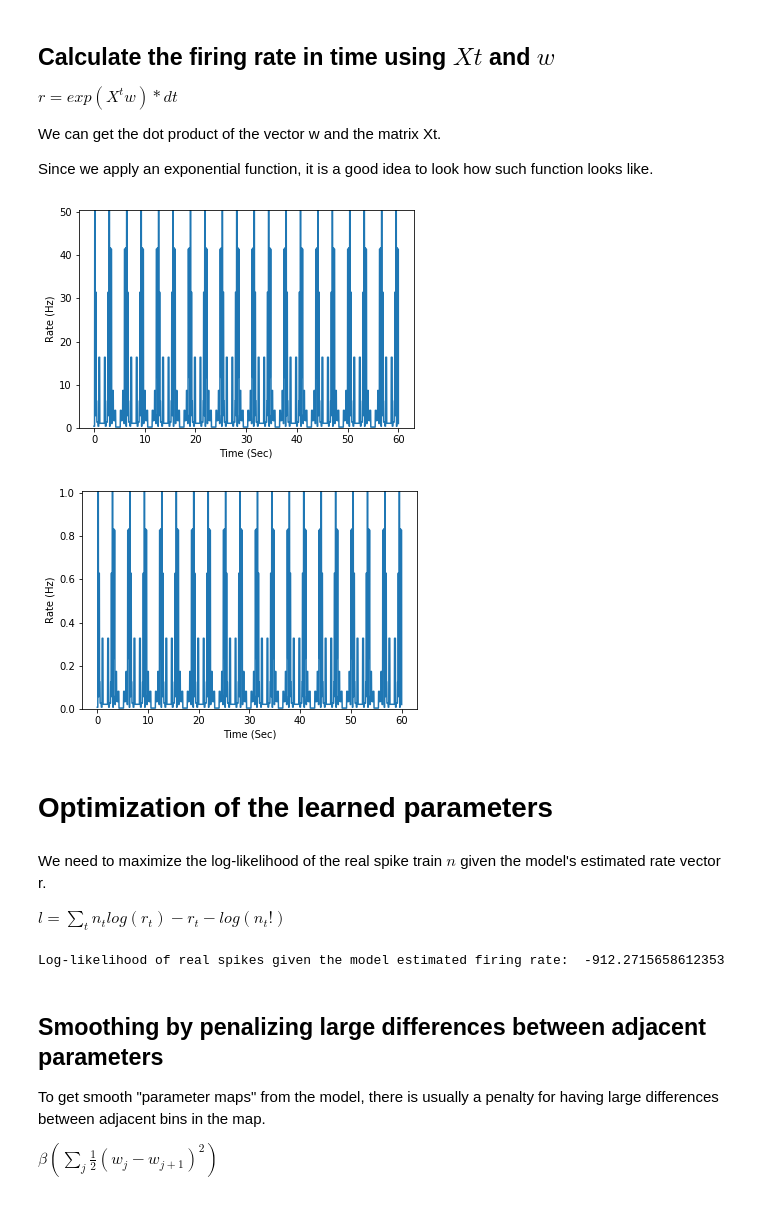
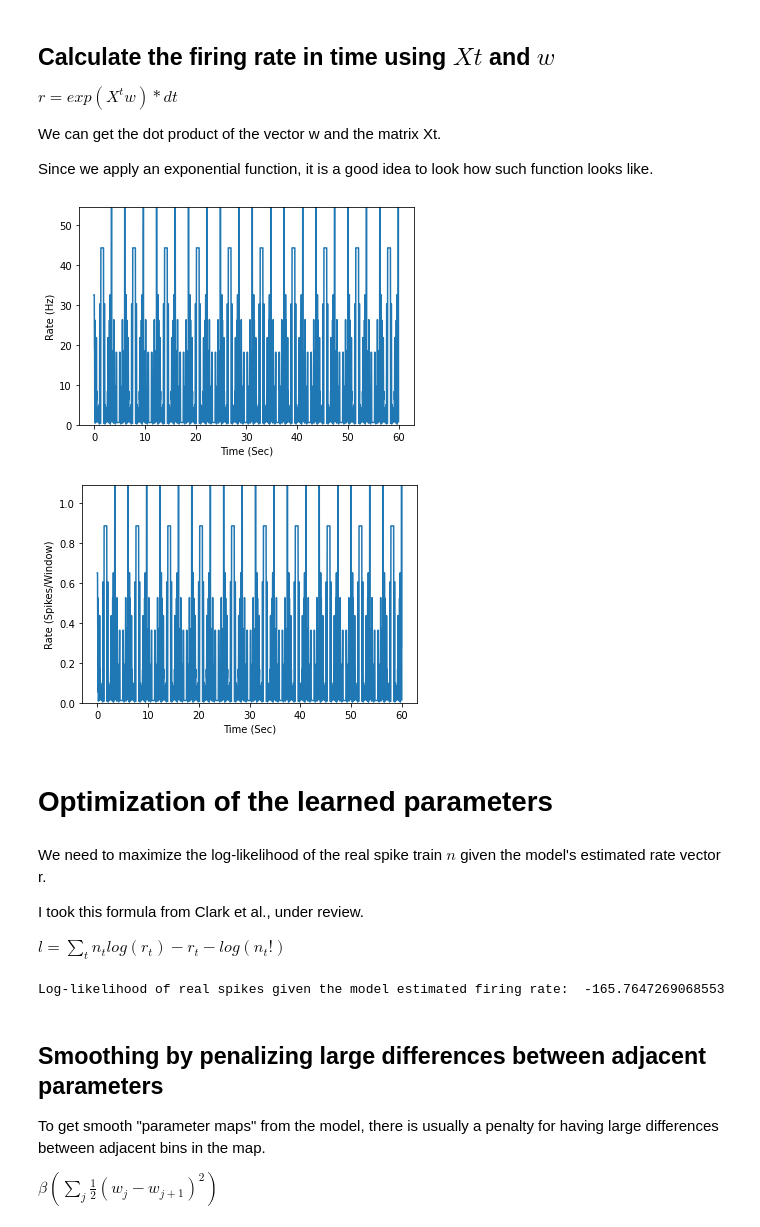
Before and after one commit to kevin-allen/spatialPoissonSpikeTrain, a Jupyter notebook: notebooks/tutorial.ipynb, the cells around one changed output. Saved outputs shown, nothing was run; the diff lists cells and outputs as text; code cells hidden in the pictures.

```diff
--- a/notebooks/tutorial.ipynb
+++ b/notebooks/tutorial.ipynb
@@ -151,9 +161,10 @@ We need to set the firing rate of the neuron at different position on the track.
 # %%
 xx = np.linspace(0,trackLength,1000) # position
-loc=90
-scale=2.5
+loc=10
+scale=2
+peakRateHz=20
+
 rate = norm.pdf(xx,loc=loc,scale=scale)
-peakRateHz=20
 maxDist=rate.max()
 rate = rate/maxDist*peakRateHz
 plt.figure(figsize=(12,5))
@@ -166,7 +177,8 @@ plt.show()
 # %% [markdown]
 We can write a function to calculate the rate a a given position on the track.
 # %%
-def rateAtPosition(position,loc=10,scale=2,peakRateHz=20,maxDist=0.079787):
+def rateAtPosition(position,loc=loc,scale=scale,peakRateHz=peakRateHz):
+    maxDist=norm.pdf(loc,loc=loc,scale=scale)
     return norm.pdf(position,loc=loc,scale=scale)/maxDist*peakRateHz
 plt.figure(figsize=(12,5))
 plt.plot(time,rateAtPosition(position))
@@ -177,5 +189,6 @@ plt.figure(figsize=(12,5))
 plt.scatter(position,rateAtPosition(position))
 plt.ylabel("Rate (Hz)")
 plt.xlabel("Position (cm)")
+plt.plot([loc,loc],[0,peakRateHz],c="red")
 plt.show()
 # %% [output]
@@ -197,7 +214,8 @@ plt.plot(time,rateAtPosition(position))
 # %% [markdown]
 Occupancy map
 # %%
-cmPerBin=5
+cmPerBin=2
+nBins=trackLength/cmPerBin
 bins = np.arange(0,trackLength+cmPerBin,cmPerBin)
 occ,edges = np.histogram(position,bins= bins)
 occ = occ*dt
@@ -232,0 +231,5 @@ plt.plot(spikeCounts)
+# %%
+spikeCounts=np.zeros_like(occ)
+binIndices = (position/cmPerBin).astype(int)
+for i,count in enumerate(spikes): # ugly for loop
+    spikeCounts[binIndices[i]]+= count
@@ -290,31 +314,33 @@ Since we apply an exponential function, it is a good idea to look how such funct
 # %%
 r = np.exp(np.expand_dims(w,0)@Xt)
 plt.plot(time,r[0,:])
 plt.ylim(0,r.max())
 plt.ylabel("Rate (Hz)")
 plt.xlabel("Time (Sec)")
 plt.show()
 
 r = np.exp(np.expand_dims(w,0)@Xt)*dt # this time taking into account the window size
 plt.plot(time,r[0,:])
 plt.ylim(0,r.max())
-plt.ylabel("Rate (Hz)")
+plt.ylabel("Rate (Spikes/Window)")
 plt.xlabel("Time (Sec)")
 plt.show()
 # %% [output]
-[figure, old version]
+[figure, new version]
-[figure, old version]
+[figure, new version]
 # %% [markdown]
 # Optimization of the learned parameters
 # %% [markdown]
 We need to maximize the log-likelihood of the real spike train $n$ given the model's estimated rate vector r.
 
+I took this formula from Clark et al., under review.
+
 $l = \sum_{t} n_{t} log(r_{t}) - r_{t} - log(n_{t}!)$
 # %%
 l = np.sum(spikes * np.log(r) - r - np.log(factorial(spikes)))
 print("Log-likelihood of real spikes given the model estimated firing rate: ",l)
 # %% [output]
-Log-likelihood of real spikes given the model estimated firing rate:  -912.2715658612353
+Log-likelihood of real spikes given the model estimated firing rate:  -165.7647269068553
 # %% [markdown]
 ## Smoothing by penalizing large differences between adjacent parameters
 
```
Also changed, not shown: parts of 27 cells of this notebook.
